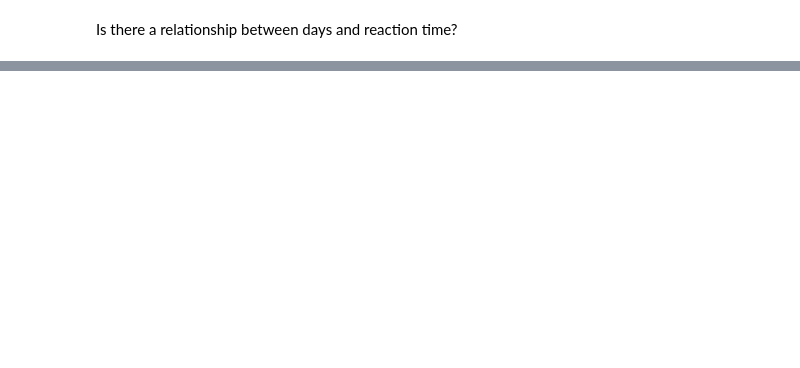
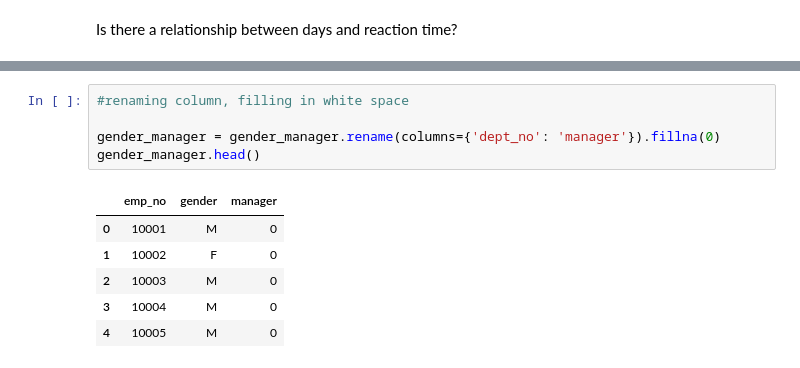
Before and after one commit to paigerackley/statistics-exercises, a Jupyter notebook: hypothesis_testing.ipynb, the cells around one changed output, grey strips where cells are left out. Drawn from its saved outputs; the diff is of its cells as text; blank space fills up the shorter version.

```diff
--- a/hypothesis_testing.ipynb
+++ b/hypothesis_testing.ipynb
@@ -525,0 +589,12 @@ Reject null
+# %%
+#renaming column, filling in white space
+
+gender_manager = gender_manager.rename(columns={'dept_no': 'manager'}).fillna(0)
+gender_manager.head()
+# %% [output]
+|  | emp_no | gender | manager |
+| 0 | 10001 | M | 0 |
+| 1 | 10002 | F | 0 |
+| 2 | 10003 | M | 0 |
+| 3 | 10004 | M | 0 |
+| 4 | 10005 | M | 0 |
```
Also changed, not shown: parts of 59 cells of this notebook.
